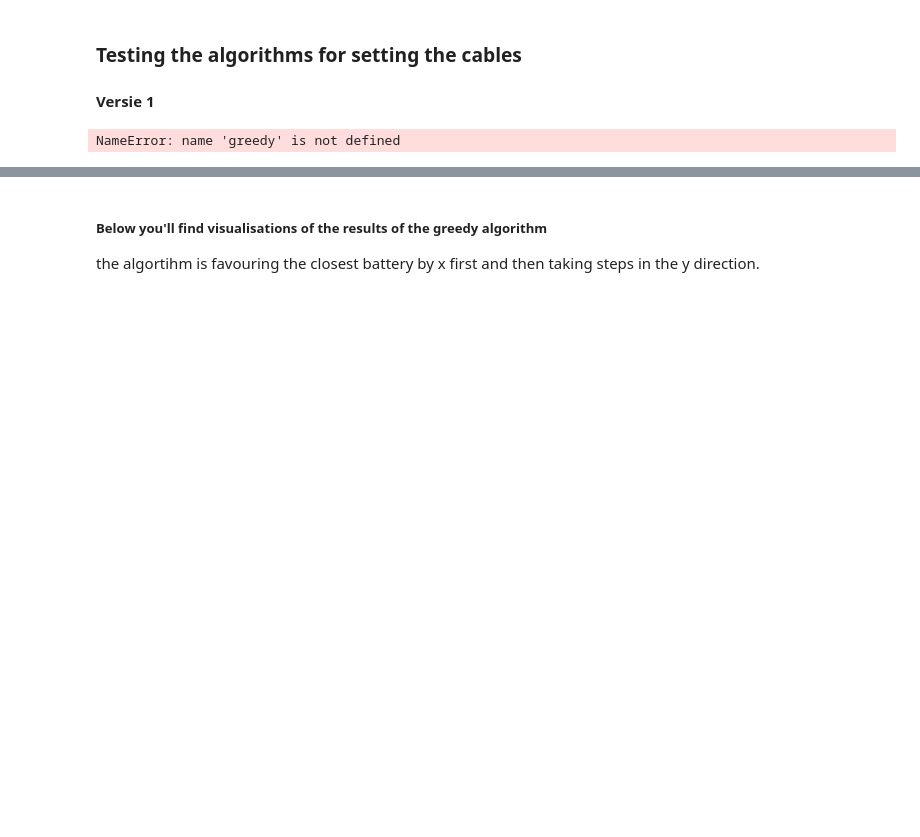
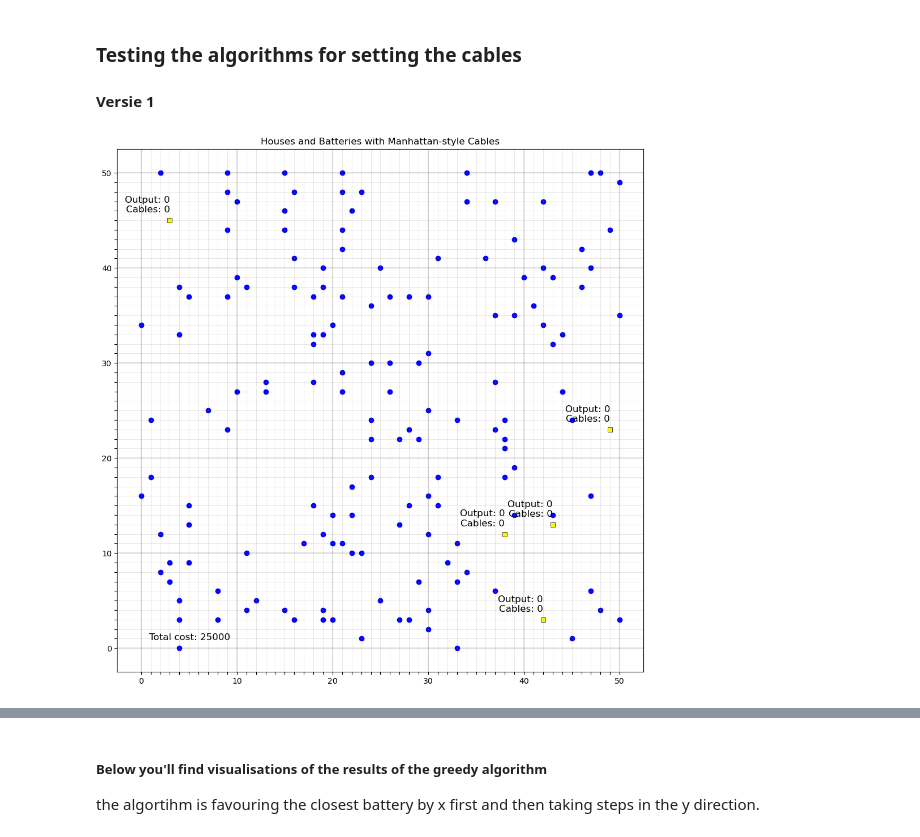
Before and after one commit to AntoniovanDijck/YakuzAI, a Jupyter notebook: demo.ipynb, the cells around one changed output, grey strips where cells are left out. Drawn from its saved outputs; the diff is of its cells as text; code cells hidden in the pictures; blank space fills up the shorter version.

```diff
--- a/demo.ipynb
+++ b/demo.ipynb
@@ -310,19 +292,22 @@ plt.show()
 ### Testing the algorithms for setting the cables
 #### Versie 1
 # %%
+
 # Create an instance of the Experiment class
 battery_district1_link = 'data/Huizen&Batterijen/district_1/district-1_batteries.csv'
 house_district1_link = 'data/Huizen&Batterijen/district_1/district-1_houses.csv'
 experiment_instance = experiment(house_district1_link, battery_district1_link)
 
-# Apply the Greedy algorithm to connect houses to batteries
-greedy_instance = greedy(experiment_instance)
-greedy_instance.connect_houses_to_batteries()
+"""
+This file contains the code to plot the houses and batteries with the Manhattan-style cables used in the experiment class
+"""
 
 # Create a figure and 50x50 grid
 fig, ax = plt.subplots(figsize=(12, 12))
 ax.set_xticks(np.arange(0, 51, 1))
 ax.set_yticks(np.arange(0, 51, 1))
+
+# Draw grid with grey lines
 ax.grid(linestyle='-', linewidth='0.5', alpha=0.25, color='grey', zorder=0)
 
 # Draw thicker grey lines for every 10th line
@@ -335,38 +320,58 @@ ax.set_xticklabels([str(i) if i % 10 == 0 else '' for i in np.arange(0, 51, 1)])
 ax.set_yticklabels([str(i) if i % 10 == 0 else '' for i in np.arange(0, 51, 1)])
 
 # Plot houses
 for house in experiment_instance.houses:
     plt.scatter(house.x, house.y, color='blue', label='House')
 
 # Set total cost to 0
 total_cost = 0
 
-# Plot batteries and calculate costs
+# Plot batteries
 for battery in experiment_instance.batteries:
     plt.scatter(battery.x, battery.y, color='yellow', edgecolors='black', linewidth=0.5, marker='s', label='Battery')
-    total_cost += 5000  # Cost per battery
 
+    # Add 5000 to the total cost for every battery
+    total_cost += 5000
+
+    # Calculate and annotate total output and total cables for each battery
     total_output = sum(house.maxoutput for house in battery.connected_houses)
-    total_cables = len({cable.id for house in battery.connected_houses for cable in experiment_instance.get_cables_for_route(house, battery)})
-    total_cost += total_cables * 9  # Cost per cable segment
 
+    # Create a set of all cables connected to the battery
+    battery_cables = set()
+
+    # Add all cables connected to the battery to the set
+    for house in battery.connected_houses:
+
+        # Loop over cables
+        for cable in experiment_instance.get_cables_for_route(house, battery):
+
+            # Check if the cable is connected to the battery
+            battery_cables.add(cable.id)
+
+    # Calculate the total cables used
+    total_cables = len(battery_cables)
+
+    # Ecery cable adds 9 to the total cost
+    total_cost += total_cables * 9
+
+    # Annotate the battery with the total output and total cables
     plt.annotate(f'Output: {total_output}\nCables: {total_cables}',
                  (battery.x, battery.y), textcoords="offset points",
                  xytext=(0,10), ha='right', fontsize=12, color='black')
 
 # Plot cables
 for cable in experiment_instance.cables:
     plt.plot([cable.start_x, cable.end_x], [cable.start_y, cable.end_y],
              'b-', linewidth=0.5)
 
 # Add the total cost of the district to the plot
 plt.annotate(f'Total cost: {total_cost}', (0, 0), textcoords="offset points",
              xytext=(10,10), ha='left', fontsize=12, color='black')
 
 plt.title('Houses and Batteries with Manhattan-style Cables')
 plt.show()
 # %% [output]
-NameError: name 'greedy' is not defined
+[figure, added]
 # %%
 
 # Create an instance of the Experiment class
```
Also changed, not shown: parts of 4 cells of this notebook.
